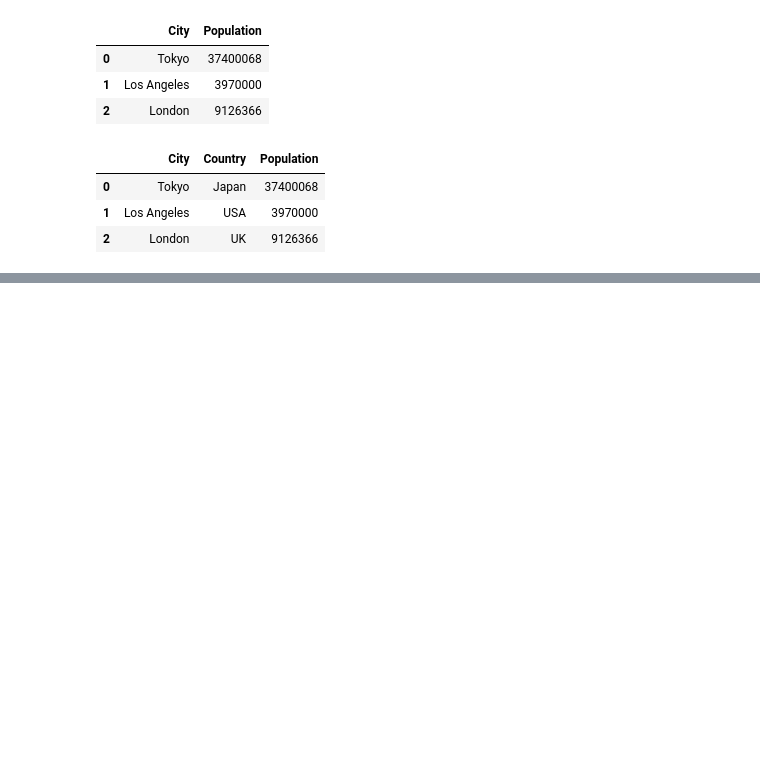
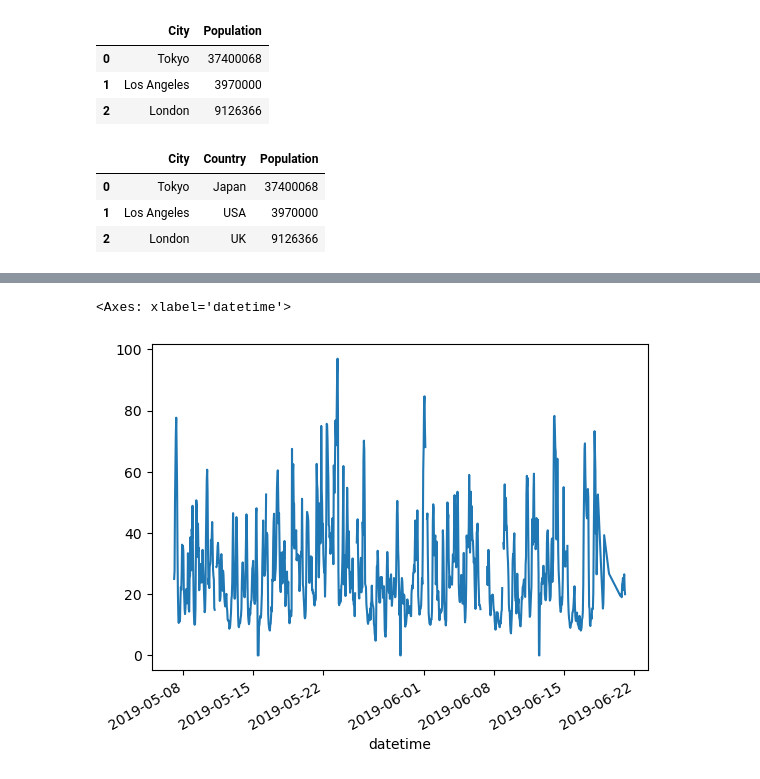
Before and after one commit to Geography-and-Planning/intro-to-gis, a Jupyter notebook: notebook/pandas.ipynb, the cells around one changed output, grey strips where cells are left out. Saved outputs shown, nothing was run; the diff lists cells and outputs as text; code cells hidden in the pictures; blank space fills up the shorter version.

```diff
--- a/notebook/pandas.ipynb
+++ b/notebook/pandas.ipynb
@@ -135,0 +160,5 @@ df_merged
+# %%
+air_quality["station_paris"].plot()
+# %% [output]
+<Axes: xlabel='datetime'>
+[figure, added]
```
Also changed, not shown: parts of 3 cells of this notebook, 1 other file.
